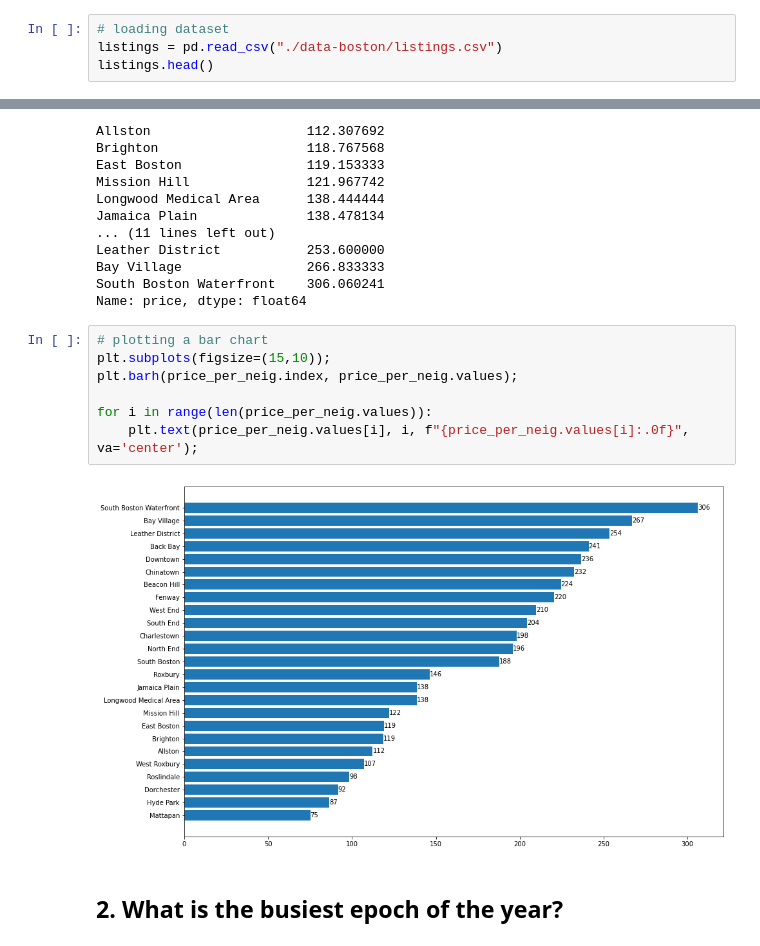
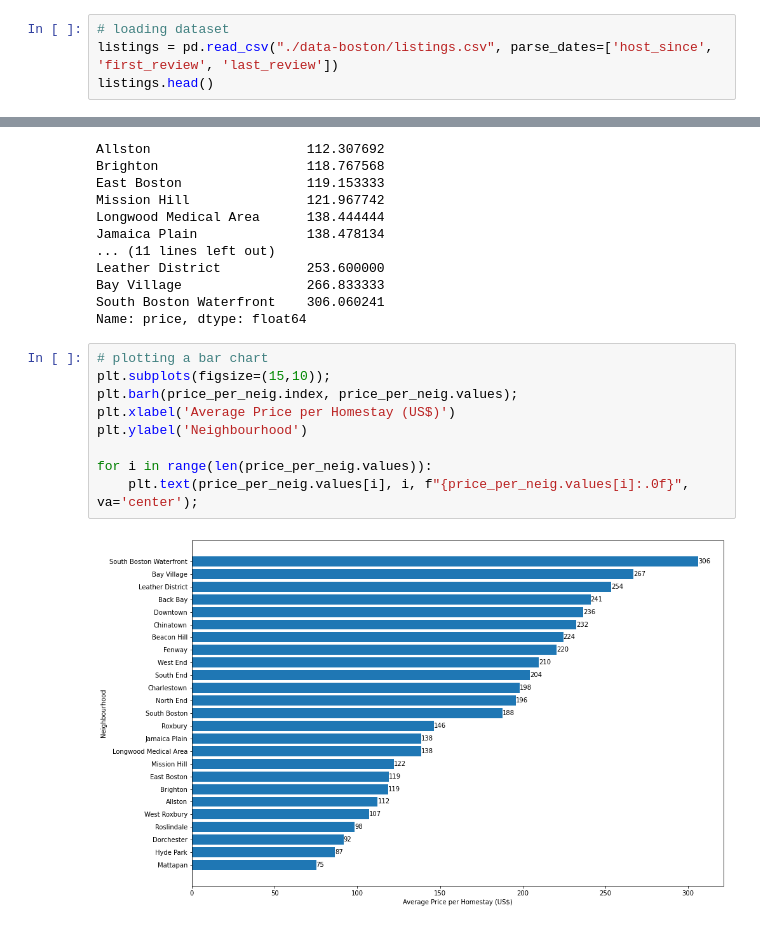
Before and after one commit to italocosilva/airbnb, a Jupyter notebook: airbnb-boston.ipynb, the cells around one changed output, grey strips where cells are left out. Drawn from its saved outputs; the diff is of its cells as text.

```diff
--- a/airbnb-boston.ipynb
+++ b/airbnb-boston.ipynb
@@ -209,7 +217,7 @@ calendar.groupby(['available']).count()
 ### Exploring listings dataset
 # %%
 # loading dataset
-listings = pd.read_csv("./data-boston/listings.csv")
+listings = pd.read_csv("./data-boston/listings.csv", parse_dates=['host_since', 'first_review', 'last_review'])
 listings.head()
 # %% [output]
 |  | id | listing_url | scrape_id | last_scraped | name | summary | space | description | ... |
@@ -431,11 +382,11 @@ Name: price, dtype: float64
 # %%
 # plotting a bar chart
 plt.subplots(figsize=(15,10));
 plt.barh(price_per_neig.index, price_per_neig.values);
+plt.xlabel('Average Price per Homestay (US$)')
+plt.ylabel('Neighbourhood')
 
 for i in range(len(price_per_neig.values)):
     plt.text(price_per_neig.values[i], i, f"{price_per_neig.values[i]:.0f}", va='center');
 # %% [output]
-[figure, old version]
+[figure, new version]
-# %% [markdown]
-## 2. What is the busiest epoch of the year?
```
Also changed, not shown: parts of 118 cells of this notebook, 4 other files.
